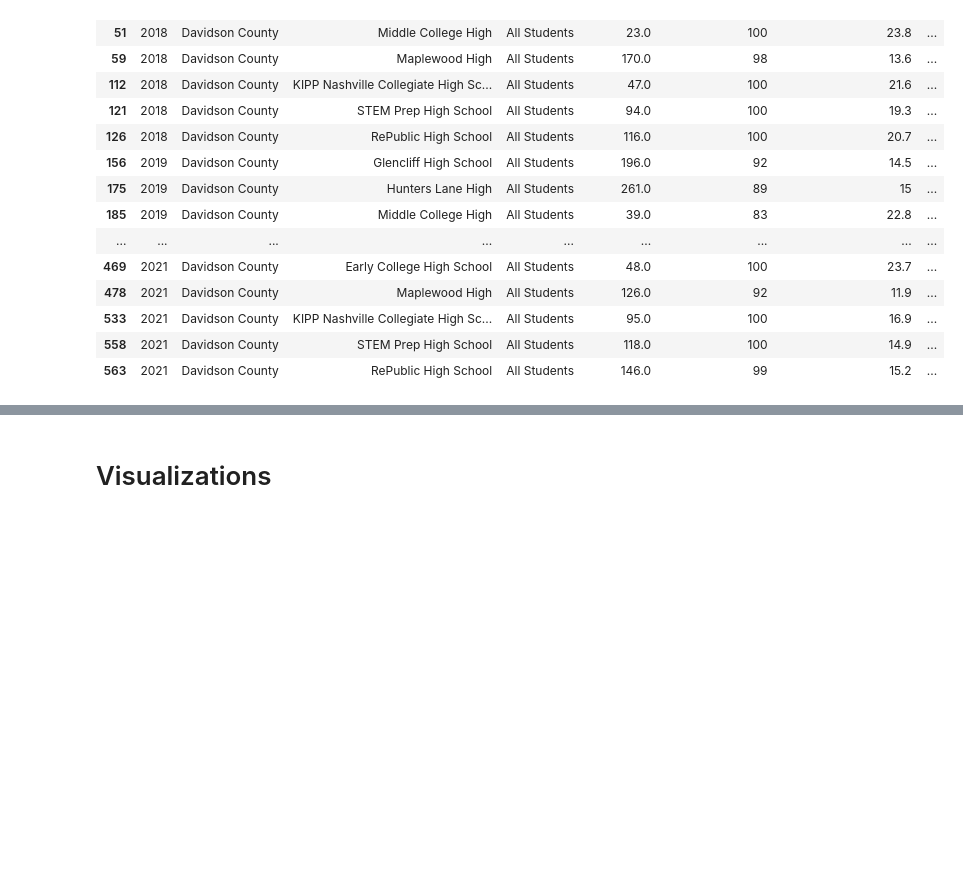
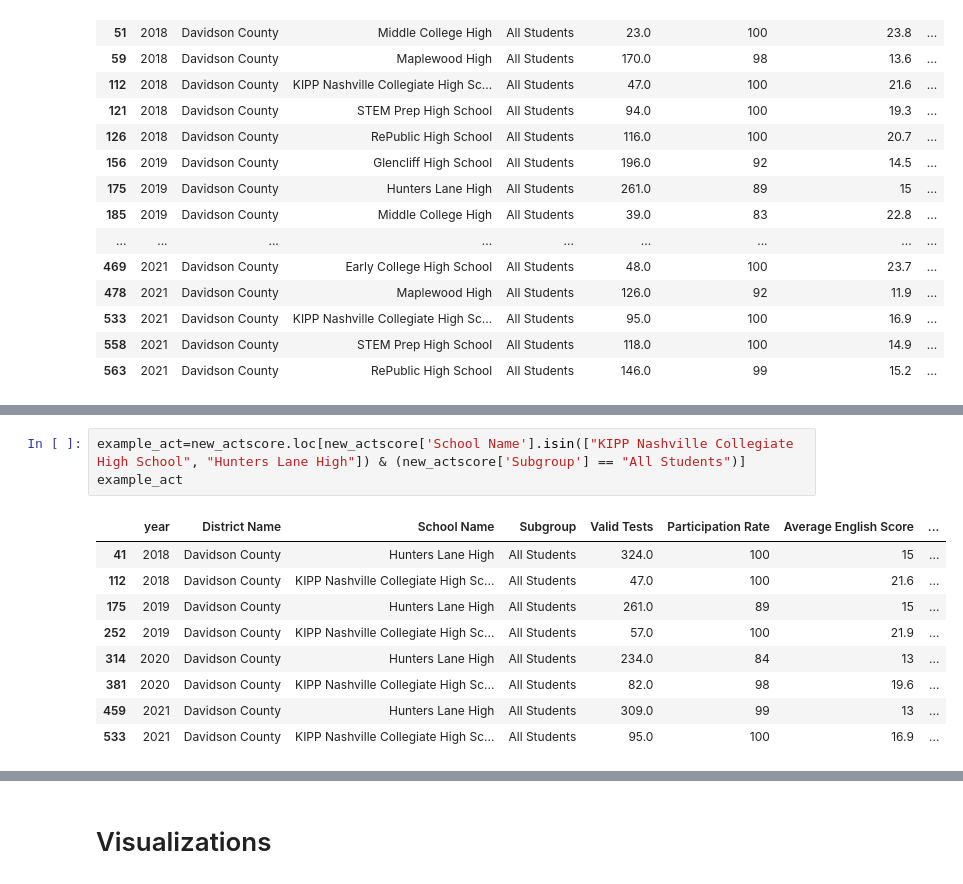
Before and after one commit to mawonuga121/ohtobeascholar, a Jupyter notebook: Awonuga_DSC4900.ipynb, the cells around one changed output, grey strips where cells are left out. Drawn from its saved outputs; the diff is of its cells as text; blank space fills up the shorter version.

```diff
--- a/Awonuga_DSC4900.ipynb
+++ b/Awonuga_DSC4900.ipynb
@@ -243,0 +247,13 @@ everyoneact
+# %%
+example_act=new_actscore.loc[new_actscore['School Name'].isin(["KIPP Nashville Collegiate High School", "Hunters Lane High"]) & (new_actscore['Subgroup'] == "All Students")]
+example_act
+# %% [output]
+|  | year | District Name | School Name | Subgroup | Valid Tests | Participation Rate | Average English Score | ... |
+| 41 | 2018 | Davidson County | Hunters Lane High | All Students | 324.0 | 100 | 15 | ... |
+| 112 | 2018 | Davidson County | KIPP Nashville Collegiate High Sc... | All Students | 47.0 | 100 | 21.6 | ... |
+| 175 | 2019 | Davidson County | Hunters Lane High | All Students | 261.0 | 89 | 15 | ... |
+| 252 | 2019 | Davidson County | KIPP Nashville Collegiate High Sc... | All Students | 57.0 | 100 | 21.9 | ... |
+| 314 | 2020 | Davidson County | Hunters Lane High | All Students | 234.0 | 84 | 13 | ... |
+| 381 | 2020 | Davidson County | KIPP Nashville Collegiate High Sc... | All Students | 82.0 | 98 | 19.6 | ... |
+| 459 | 2021 | Davidson County | Hunters Lane High | All Students | 309.0 | 99 | 13 | ... |
+| 533 | 2021 | Davidson County | KIPP Nashville Collegiate High Sc... | All Students | 95.0 | 100 | 16.9 | ... |
```
Also changed, not shown: parts of 42 cells of this notebook.
